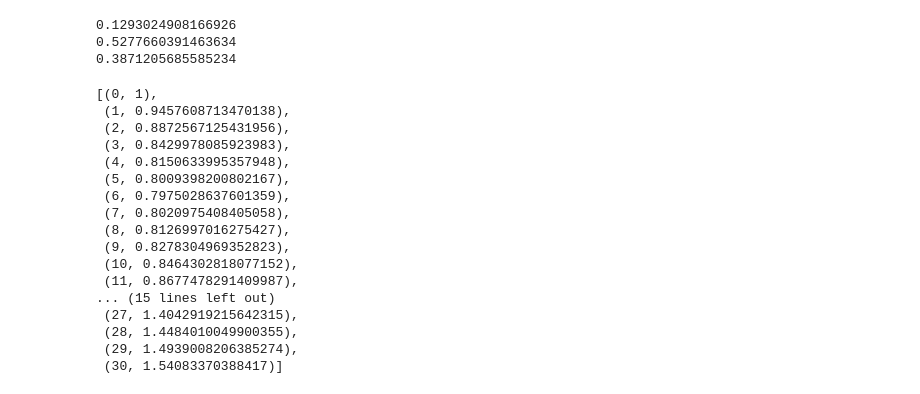
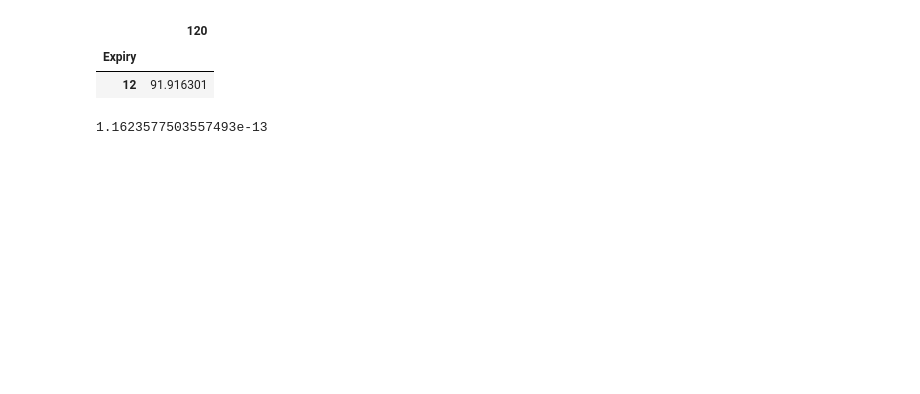
Before and after one commit to Eskild-afk/MasterThesis, a Jupyter notebook: FittingModelToATMswpt.ipynb, the cells around one changed output. Drawn from its saved outputs; the diff is of its cells as text; code cells hidden in the pictures; blank space fills up the shorter version.

```diff
--- a/FittingModelToATMswpt.ipynb
+++ b/FittingModelToATMswpt.ipynb
@@ -267,28 +112,31 @@ VasicekOptimizer(initial=0.03701, mean=result.x[0], reversion=result.x[1], volat
-# %%
-for i in result.x:
-    print(i)
-# %% [output]
-0.1293024908166926
-0.5277660391463634
-0.3871205685585234
-# %%
-Vasitest=Vasicek(initial=0.03701, mean=result.x[0], reversion=result.x[1], volatility=result.x[2])
-[(int(d),Vasitest.ZCB(d)) for d in np.linspace(0,30,31)]
-# %% [output]
-[(0, 1),
- (1, 0.9457608713470138),
- (2, 0.8872567125431956),
- (3, 0.8429978085923983),
- (4, 0.8150633995357948),
- (5, 0.8009398200802167),
- (6, 0.7975028637601359),
- (7, 0.8020975408405058),
- (8, 0.8126997016275427),
- (9, 0.8278304969352823),
- (10, 0.8464302818077152),
- (11, 0.8677478291409987),
-... (15 lines left out)
- (27, 1.4042919215642315),
- (28, 1.4484010049900355),
- (29, 1.4939008206385274),
- (30, 1.54083370388417)]
+# %%
+straddlesobs.loc[[12],[120]]
+# %% [output]
+|  | 120 |
+| Expiry |  |
+| 12 | 91.916301 |
+# %%
+import warnings
+warnings.filterwarnings('ignore')
+#Trying to fit just the first price 1M1Y
+from scipy.optimize import minimize, basinhopping
+EURIBORFIXMARCH22 = 0.03071
+Nfeval = 0
+def callback(xk):
+    global Nfeval
+    print(f'Eval: {Nfeval}, x={xk}, func: {VasicekOptimizer(initial=0.03071, mean=xk[0], reversion=xk[1], volatility=xk[2],observedP=straddlesobs, observedK=strikes)[0]}')
+    Nfeval += 1
+    return True
+# callback([0.027832947, 0.11874695, 0.019677])
+
+result = basinhopping(
+    # fun = lambda x: VasicekOptimizer(EURIBORFIXMARCH22, x[0], x[1], x[2], observed=straddlesobs)[0],
+    func = lambda x: VasicekOptimizer(EURIBORFIXMARCH22, x[0], x[1], x[2], observedP=straddlesobs.loc[[12],[120]], observedK=strikes.loc[[12],[120]])[0],
+    x0  = [0.06460112, 0.69262944, 0.08495089]#,
+    # bounds = [(-100,100),(0.0001,100),(0.0001,1)],
+    # method='nelder-mead',
+    # callback=callback
+)
+warnings.filterwarnings('default')
+# %% [output]
+1.1623577503557493e-13
```
Also changed, not shown: parts of 17 cells of this notebook, 2 other files.
